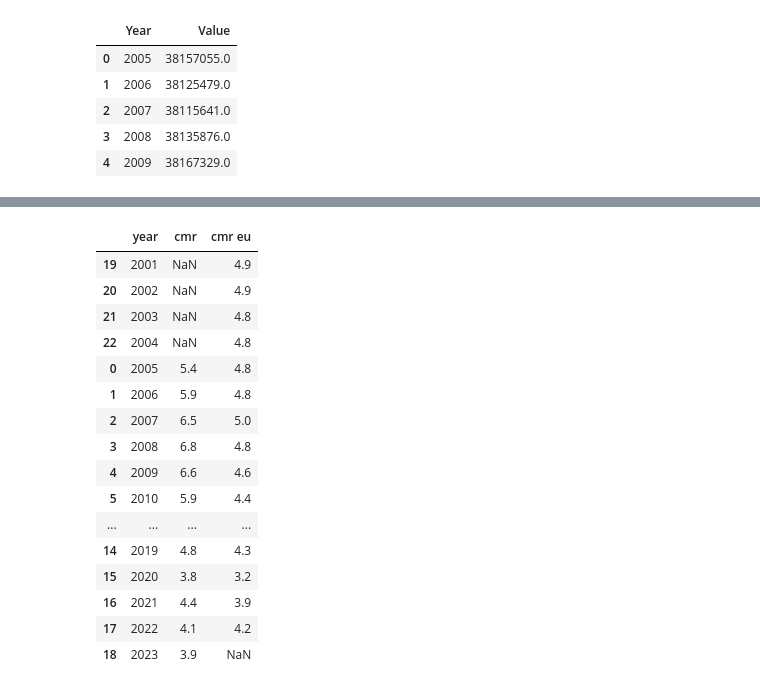
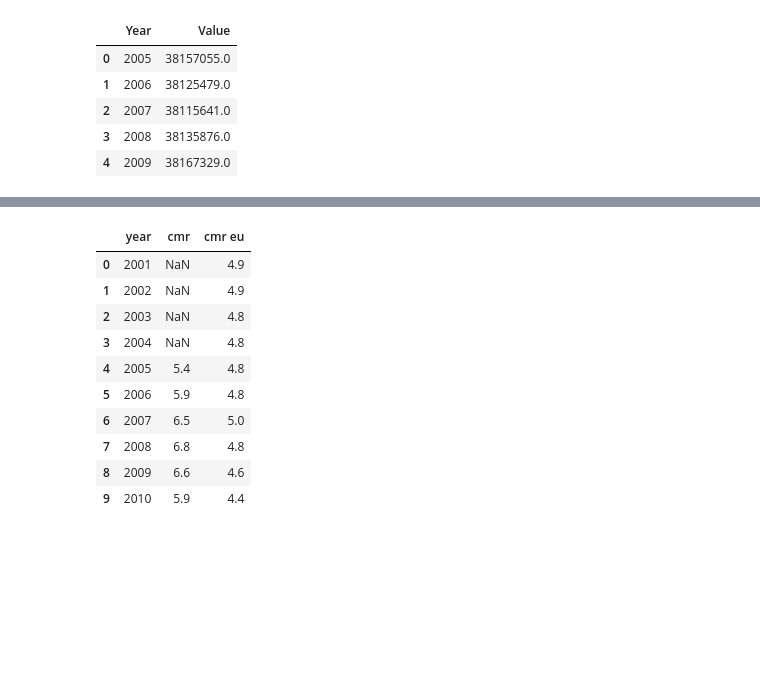
Before and after one commit to JGundisalvus/portfolio, a Jupyter notebook: polish_marriage_demographics/data_exploration.ipynb, the cells around one changed output, grey strips where cells are left out. Cells and saved outputs as stored; diff of their text form; code cells hidden in the pictures; blank space fills up the shorter version.

```diff
--- a/polish_marriage_demographics/data_exploration.ipynb
+++ b/polish_marriage_demographics/data_exploration.ipynb
@@ -297,25 +252,19 @@ df_eu_cmr
 # %%
 df_cmr = pd.merge(df_cmr, df_eu_cmr, on='year', how='outer')
 
 del(df_eu_cmr)
 
-df_cmr = df_cmr.sort_values('year')
-df_cmr
+df_cmr = df_cmr.sort_values('year').reset_index(drop=True)
+df_cmr.head(10)
 # %% [output]
 |  | year | cmr | cmr eu |
-| 19 | 2001 | NaN | 4.9 |
-| 20 | 2002 | NaN | 4.9 |
-| 21 | 2003 | NaN | 4.8 |
-| 22 | 2004 | NaN | 4.8 |
-| 0 | 2005 | 5.4 | 4.8 |
-| 1 | 2006 | 5.9 | 4.8 |
-| 2 | 2007 | 6.5 | 5.0 |
-| 3 | 2008 | 6.8 | 4.8 |
-| 4 | 2009 | 6.6 | 4.6 |
-| 5 | 2010 | 5.9 | 4.4 |
-| ... | ... | ... | ... |
-| 14 | 2019 | 4.8 | 4.3 |
-| 15 | 2020 | 3.8 | 3.2 |
-| 16 | 2021 | 4.4 | 3.9 |
-| 17 | 2022 | 4.1 | 4.2 |
-| 18 | 2023 | 3.9 | NaN |
+| 0 | 2001 | NaN | 4.9 |
+| 1 | 2002 | NaN | 4.9 |
+| 2 | 2003 | NaN | 4.8 |
+| 3 | 2004 | NaN | 4.8 |
+| 4 | 2005 | 5.4 | 4.8 |
+| 5 | 2006 | 5.9 | 4.8 |
+| 6 | 2007 | 6.5 | 5.0 |
+| 7 | 2008 | 6.8 | 4.8 |
+| 8 | 2009 | 6.6 | 4.6 |
+| 9 | 2010 | 5.9 | 4.4 |
```
Also changed, not shown: parts of 54 cells of this notebook, 2 other files.
